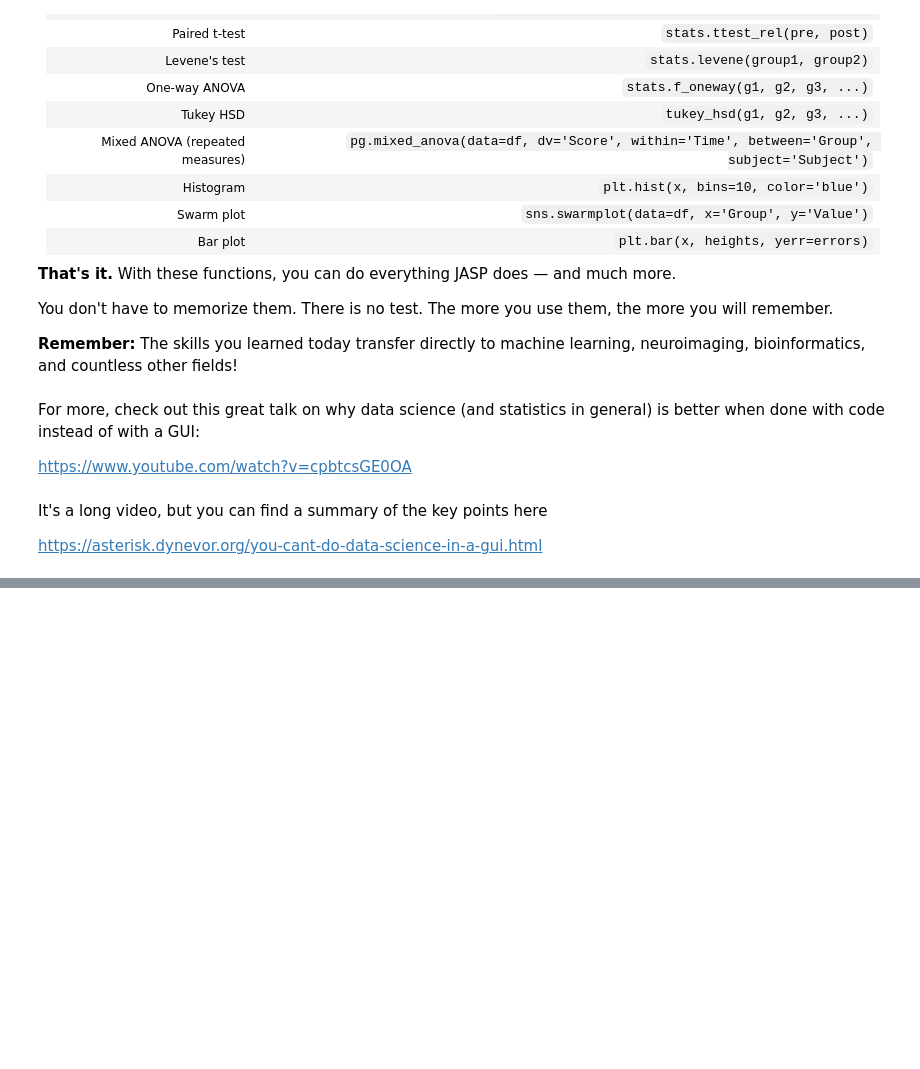
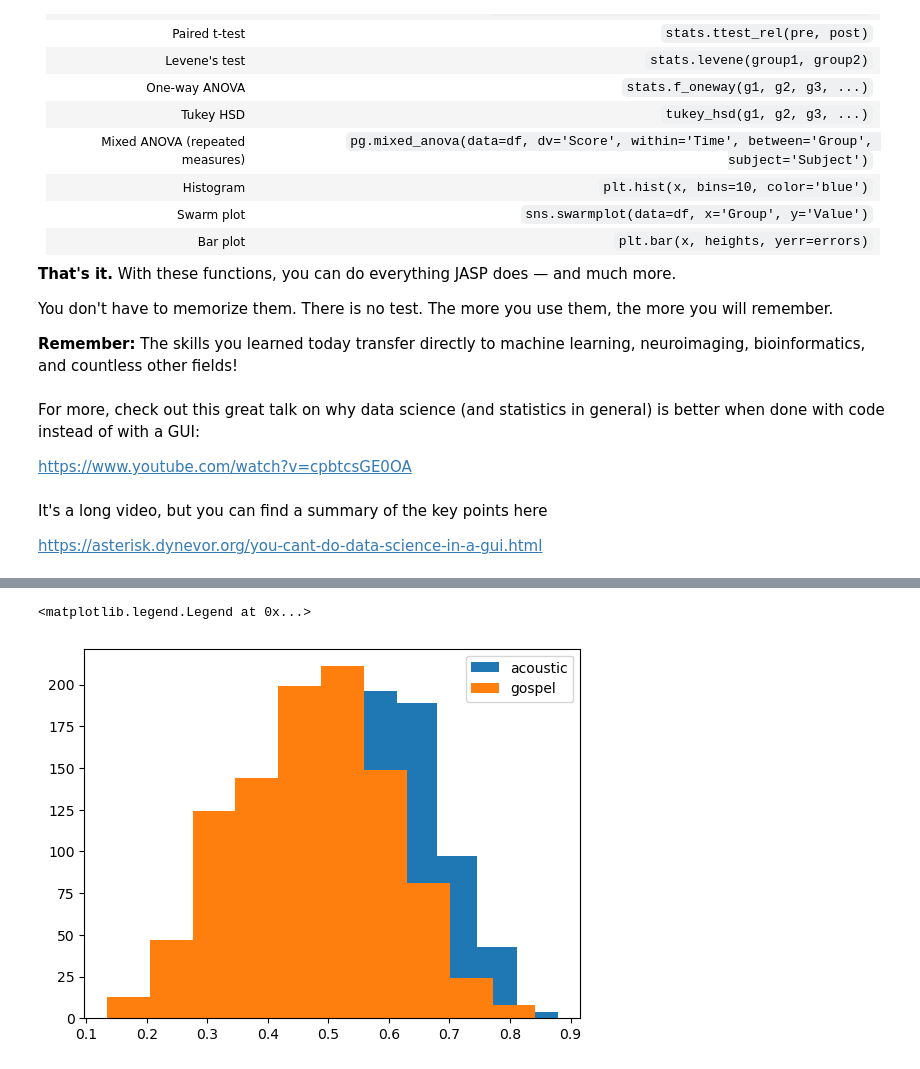
Before and after one commit to cmahlen/python-stats-demo, a Jupyter notebook: Python_vs_JASP_Lab_v2.ipynb, the cells around one changed output, grey strips where cells are left out. Drawn from its saved outputs; the diff is of its cells as text; code cells hidden in the pictures; blank space fills up the shorter version.

```diff
--- a/Python_vs_JASP_Lab_v2.ipynb
+++ b/Python_vs_JASP_Lab_v2.ipynb
@@ -1034,0 +1595,9 @@ https://asterisk.dynevor.org/you-cant-do-data-science-in-a-gui.html
+# %%
+acoustic = spotify[spotify.track_genre=='acoustic'].danceability.values
+gospel = spotify[spotify.track_genre=='gospel'].danceability.values
+plt.hist(acoustic, label='acoustic')
+plt.hist(gospel, label='gospel')
+plt.legend()
+# %% [output]
+<matplotlib.legend.Legend at 0x...>
+[figure, added]
```
Also changed, not shown: parts of 117 cells of this notebook.
